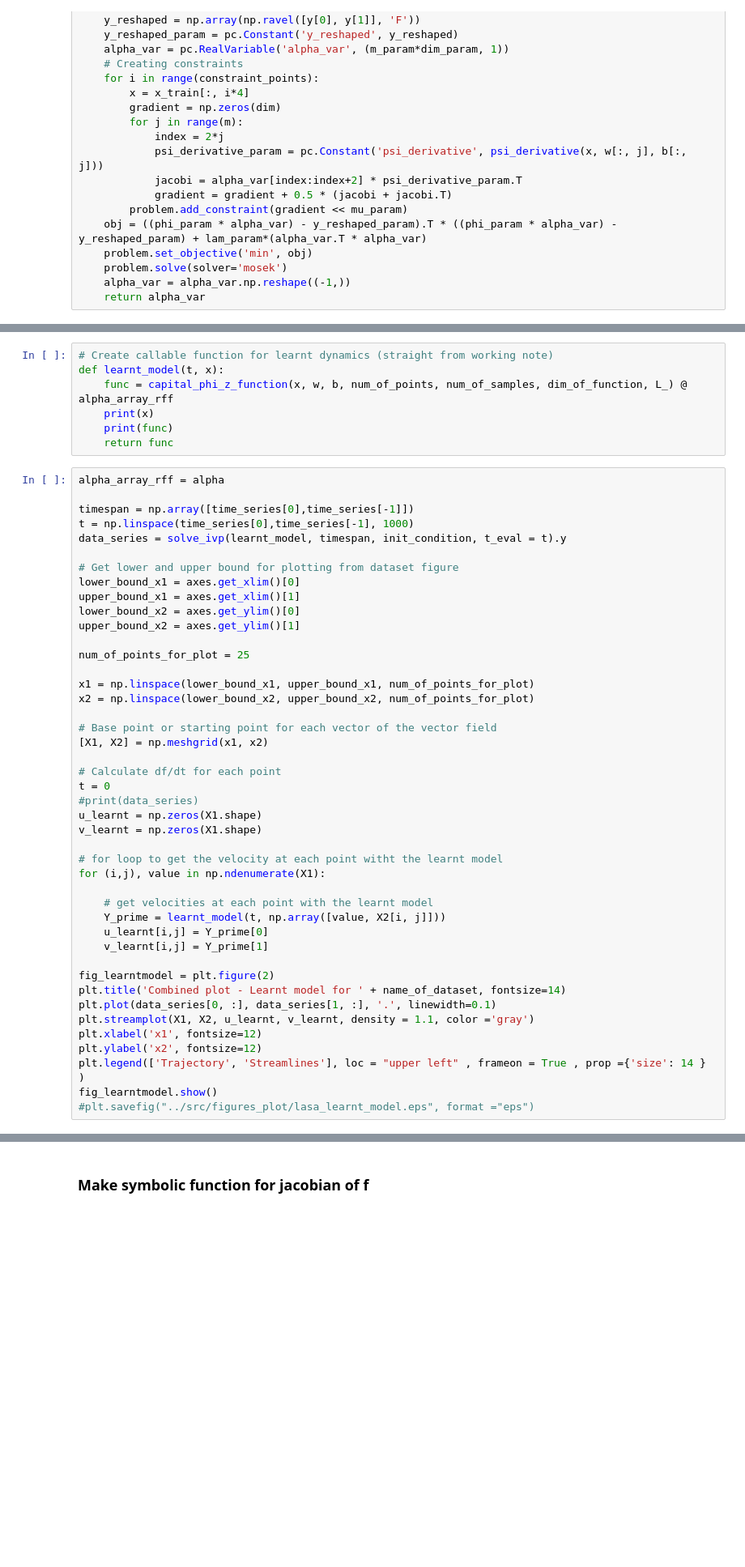
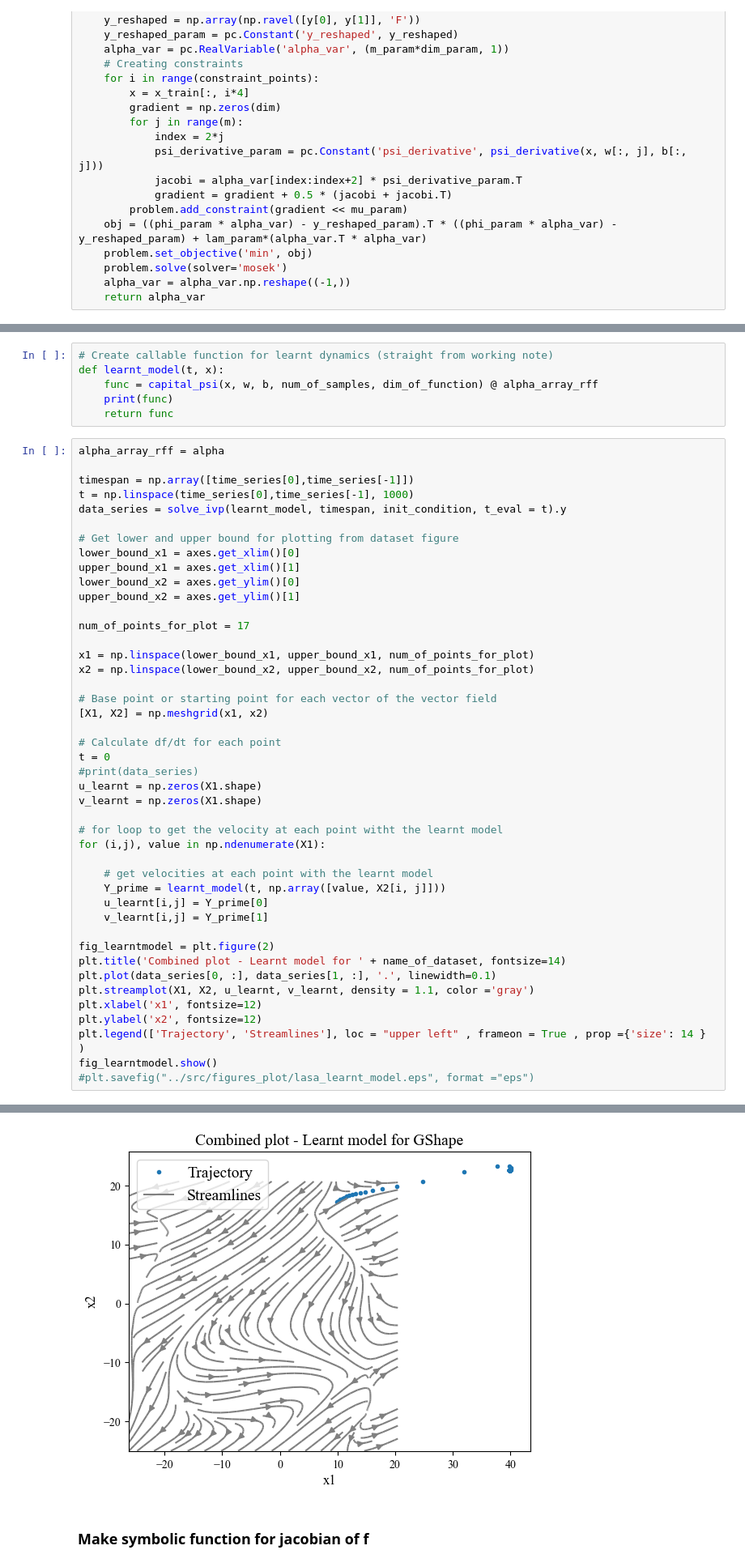
Before and after one commit to helenatp/tpk4960, a Jupyter notebook: src/LASA_handwriting.ipynb, the cells around one changed output, grey strips where cells are left out. Shown at 81% size. Saved outputs shown, nothing was run; the diff lists cells and outputs as text; blank space fills up the shorter version.

```diff
--- a/src/LASA_handwriting.ipynb
+++ b/src/LASA_handwriting.ipynb
@@ -367,8 +429,7 @@ alpha = alpha_approx_function(x_train, y_train, dim_of_function, num_of_samples,
 # %%
 # Create callable function for learnt dynamics (straight from working note)
 def learnt_model(t, x):
-    func = capital_phi_z_function(x, w, b, num_of_points, num_of_samples, dim_of_function, L_) @ alpha_array_rff
-    print(x)
+    func = capital_psi(x, w, b, num_of_samples, dim_of_function) @ alpha_array_rff
     print(func)
     return func
 # %%
@@ -384,7 +445,7 @@ upper_bound_x1 = axes.get_xlim()[1]
 lower_bound_x2 = axes.get_ylim()[0]
 upper_bound_x2 = axes.get_ylim()[1]
 
-num_of_points_for_plot = 25
+num_of_points_for_plot = 17
 
 x1 = np.linspace(lower_bound_x1, upper_bound_x1, num_of_points_for_plot)
 x2 = np.linspace(lower_bound_x2, upper_bound_x2, num_of_points_for_plot)
@@ -420,2 +497,3 @@ IndexError: too many indices for array: array is 1-dimensional, but 2 were index
+[figure, added]
 # %% [markdown]
 ### Make symbolic function for jacobian of f
```
Also changed, not shown: parts of 8 cells of this notebook.
